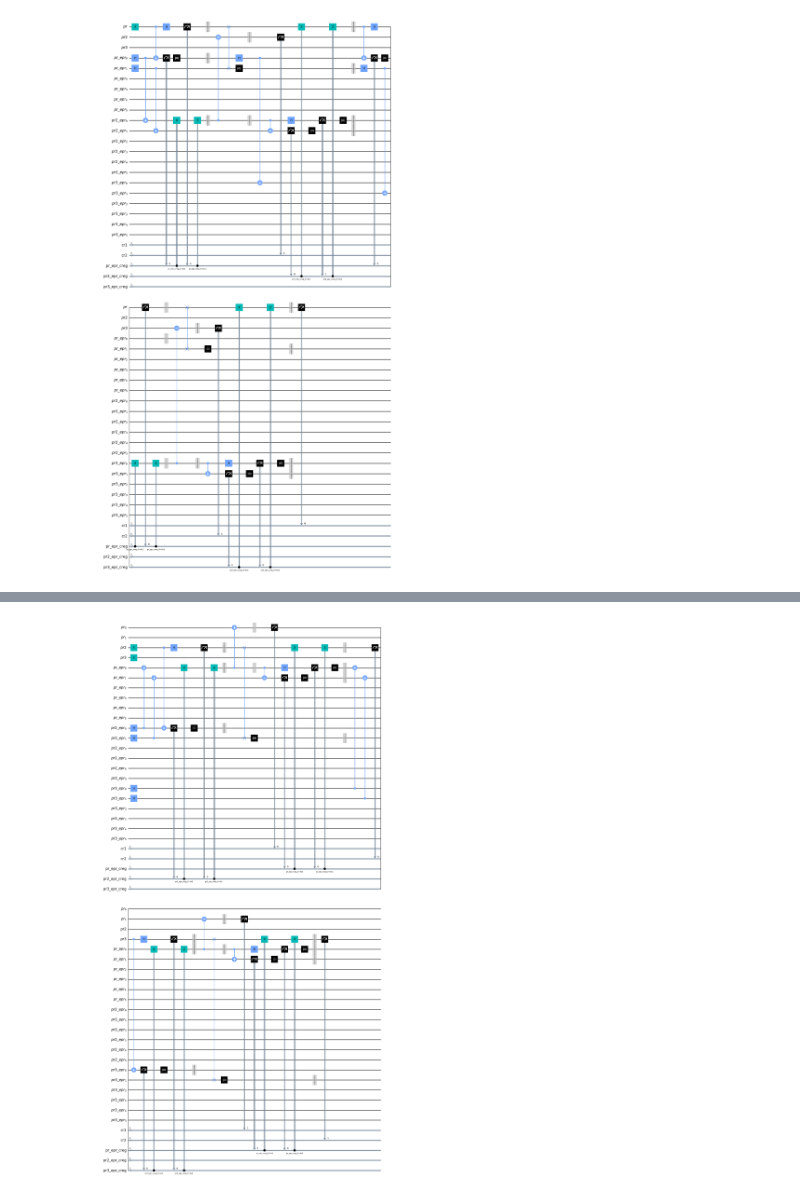
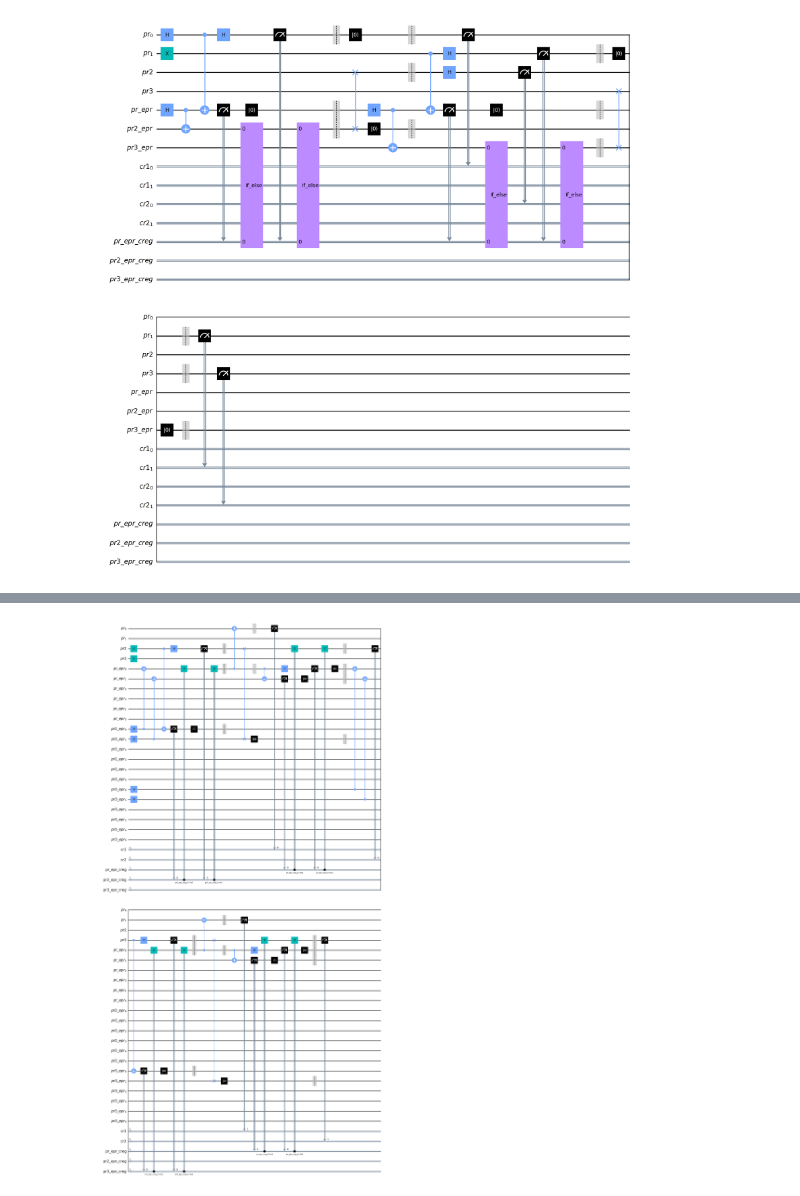
Before and after one commit to NnguyenHTommy/QMPI, a Jupyter notebook: code/test.ipynb, the cells around one changed output, grey strips where cells are left out. Cells and saved outputs as stored; diff of their text form; code cells hidden in the pictures.

```diff
--- a/code/test.ipynb
+++ b/code/test.ipynb
@@ -4,16 +598,18 @@ import convert, MPI_collective
 # %%
-# check out brodcast
+# check out scatter
 pp = QuantumCircuit()
-pr = QuantumRegister(1, 'pr')
+pr = QuantumRegister(2, 'pr')
 pr2 = QuantumRegister(1, 'pr2')
 pr3 = QuantumRegister(1, 'pr3')
-cr1 = ClassicalRegister(1, 'cr1')
+cr1 = ClassicalRegister(2, 'cr1')
 cr2 = ClassicalRegister(2, 'cr2')
 pp.add_register(pr,pr2,pr3,cr1,cr2)
-pp.x(pr[0])
-m = MPI_collective.CollectiveMPI(pp, pr)
-m.brodcast(pr[0], [pr2[0],pr3[0]])
-pp.measure([pr[0], pr2[0],pr3[0]], [cr1[0], cr2[0],cr2[1]])
+pp.h(pr[0])
+pp.x(pr[1])
+m = MPI_collective.CollectiveMPI(pp, pr, n=1)
+m.scatter([pr[0], pr[1]], [pr2[0],pr3[0]])
+pp.h(pr2[0])
+pp.measure([pr[0],pr[1], pr2[0],pr3[0]], [cr1[0],cr1[1], cr2[0],cr2[1]])
 pp.draw('mpl')
 # %% [output]
-[figure, old version]
+[figure, new version]
```
Also changed, not shown: parts of 50 cells of this notebook, 32 other files.
